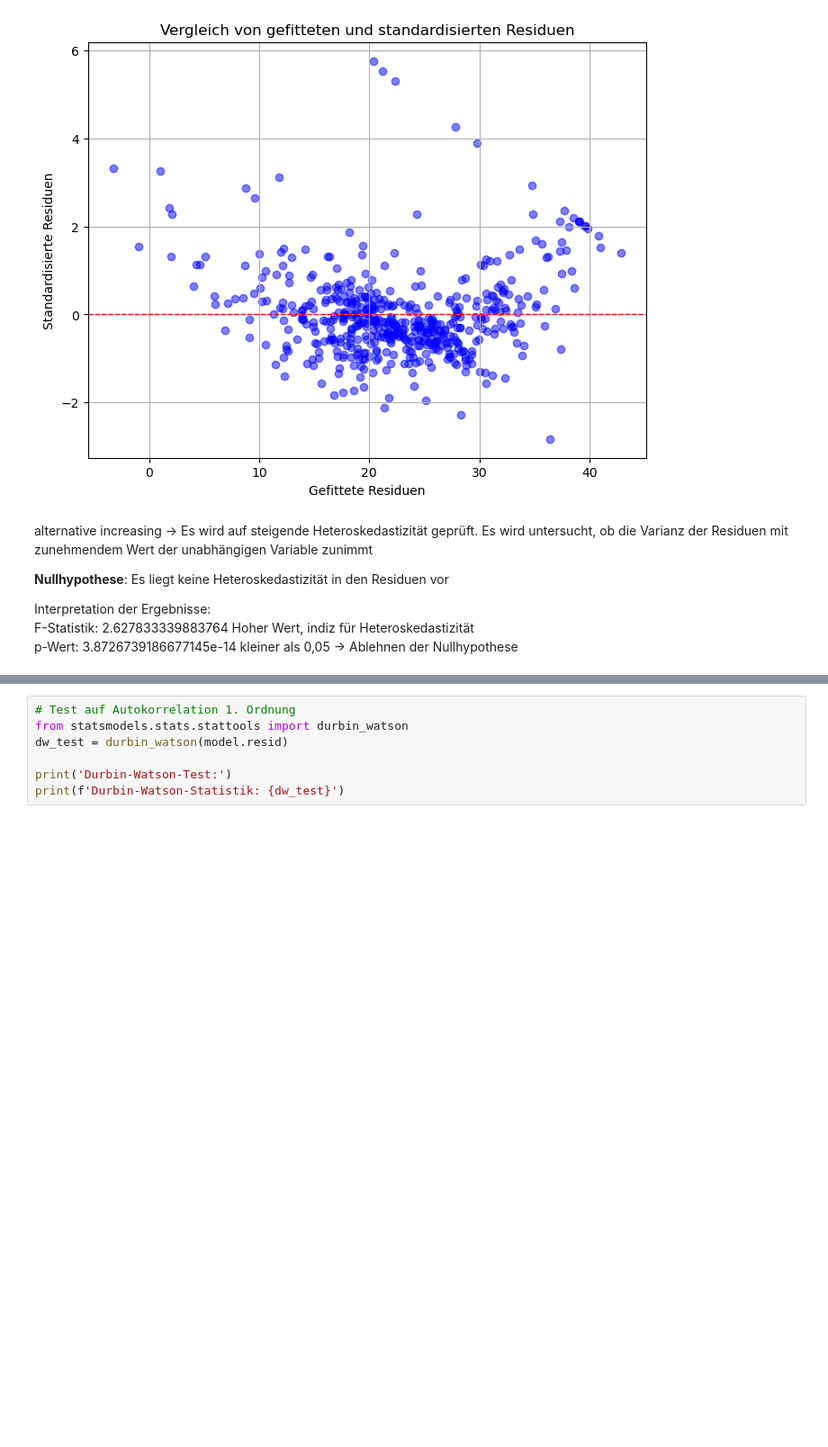
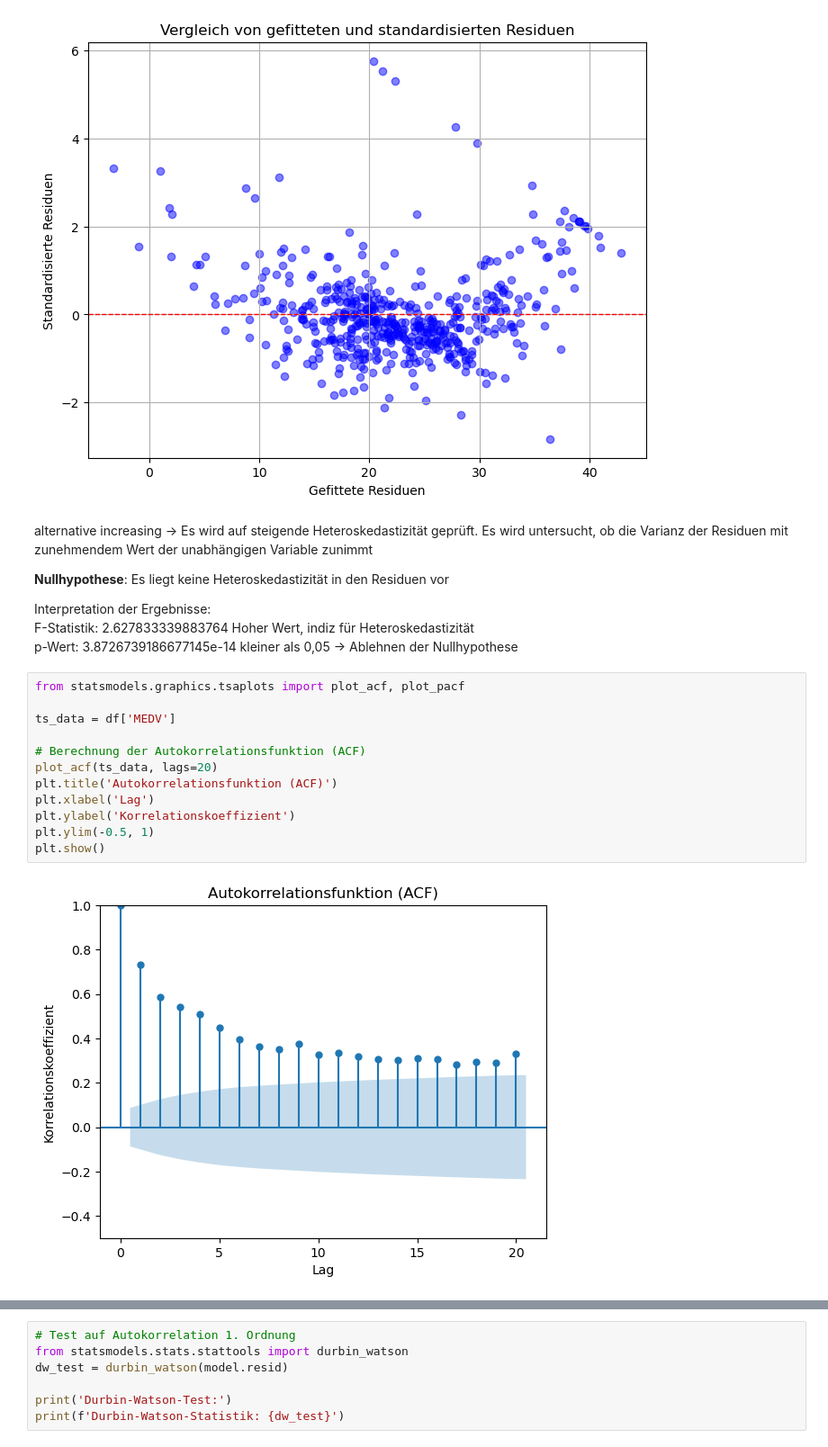
Before and after one commit to NJR1337/-ko, a Jupyter notebook: multivariates_modell.ipynb, the cells around one changed output, grey strips where cells are left out. Shown: that part at 90% size. Saved outputs shown, nothing was run; the diff lists cells and outputs as text; blank space fills up the shorter version.

```diff
--- a/multivariates_modell.ipynb
+++ b/multivariates_modell.ipynb
@@ -319,3 +319,17 @@ Interpretation der Ergebnisse: <br>
 F-Statistik: 2.627833339883764 Hoher Wert, indiz für Heteroskedastizität <br>
 p-Wert:  3.8726739186677145e-14 kleiner als 0,05 -> Ablehnen der Nullhypothese
 <br>
+# %%
+from statsmodels.graphics.tsaplots import plot_acf, plot_pacf
+
+ts_data = df['MEDV']
+
+# Berechnung der Autokorrelationsfunktion (ACF)
+plot_acf(ts_data, lags=20)
+plt.title('Autokorrelationsfunktion (ACF)')
+plt.xlabel('Lag')
+plt.ylabel('Korrelationskoeffizient')
+plt.ylim(-0.5, 1)
+plt.show()
+# %% [output]
+[figure, added]
```
Also changed, not shown: parts of 3 cells of this notebook.
